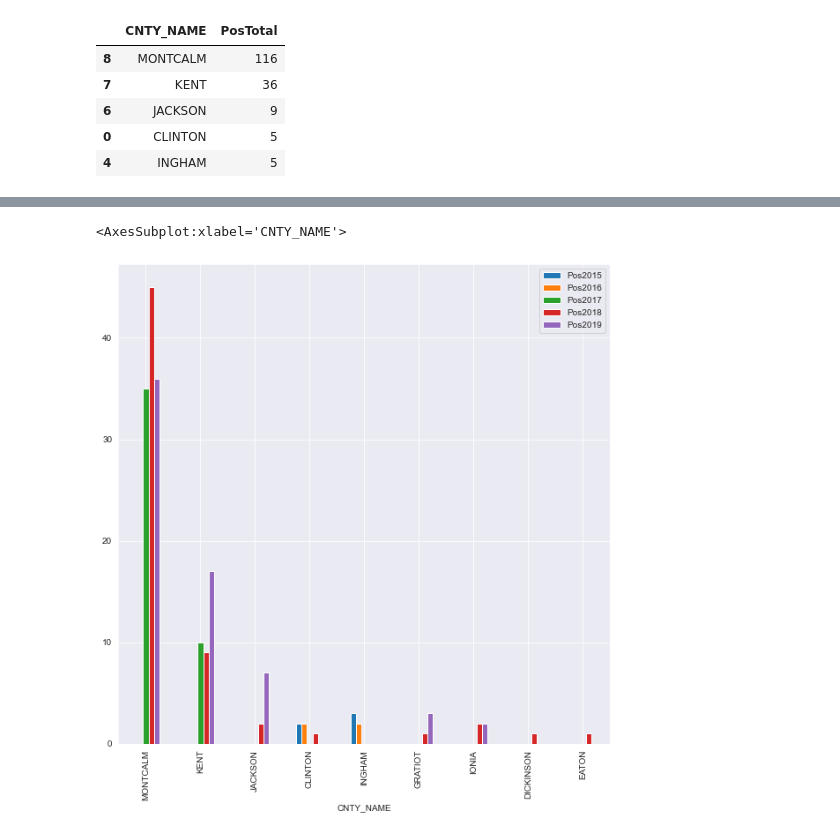
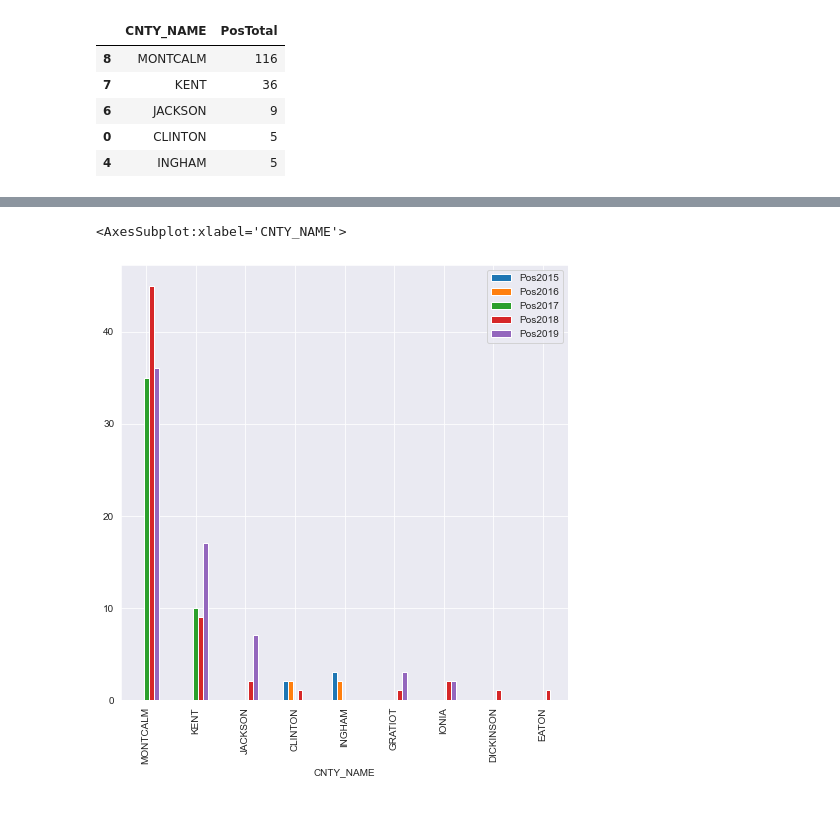
Before and after one commit to Ambush3/Michigan-Deer-CWD, a Jupyter notebook: CWD.ipynb, the cells around one changed output, grey strips where cells are left out. Cells and saved outputs as stored; diff of their text form; code cells hidden in the pictures.

```diff
--- a/CWD.ipynb
+++ b/CWD.ipynb
@@ -136,14 +136,14 @@ cwd3.plot(x='CNTY_NAME', y=['Tests2015', 'Test2016', 'Test2017', 'Test2018', 'Te
 # %%
 cwd4 = data_clean.groupby('CNTY_NAME', as_index=False, sort=True).sum()
 cwd4 = cwd4.sort_values('PosTotal' ,ascending=False)
 cwd4.head()
 
 pd.DataFrame(cwd4, columns=['CNTY_NAME', 'Pos2015', 'Pos2016', 'Pos2017', 'Pos2018', 'Pos2019'])
 
-cwd4.plot(x='CNTY_NAME', y=['Pos2015', 'Pos2016', 'Pos2017', 'Pos2018', 'Pos2019'], kind='bar', figsize=(10, 10))
+cwd4.plot(x='CNTY_NAME', y=['Pos2015', 'Pos2016', 'Pos2017', 'Pos2018', 'Pos2019'], kind='bar', figsize=(8, 8))
 # %% [output]
 <AxesSubplot:xlabel='CNTY_NAME'>
-[figure, old version]
+[figure, new version]
 # %%
 
 data_clean.groupby('CNTY_NAME', as_index=False, sort=True).sum().to_csv('CNTY_NAME_GROUP.csv', index=False)
```
Also changed, not shown: parts of 6 cells of this notebook.
